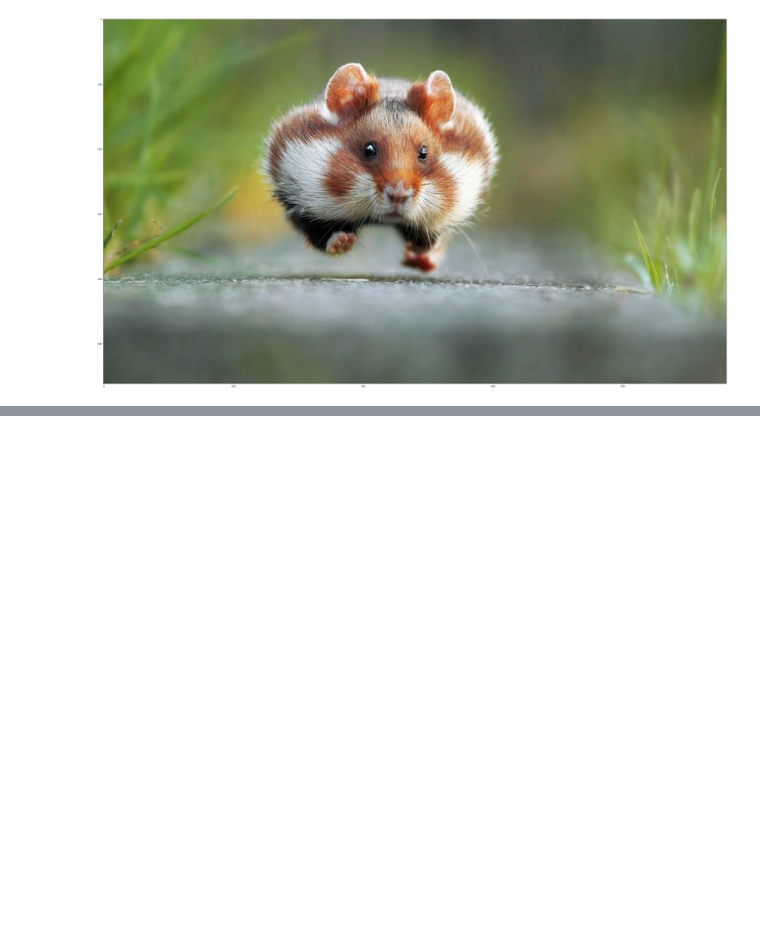
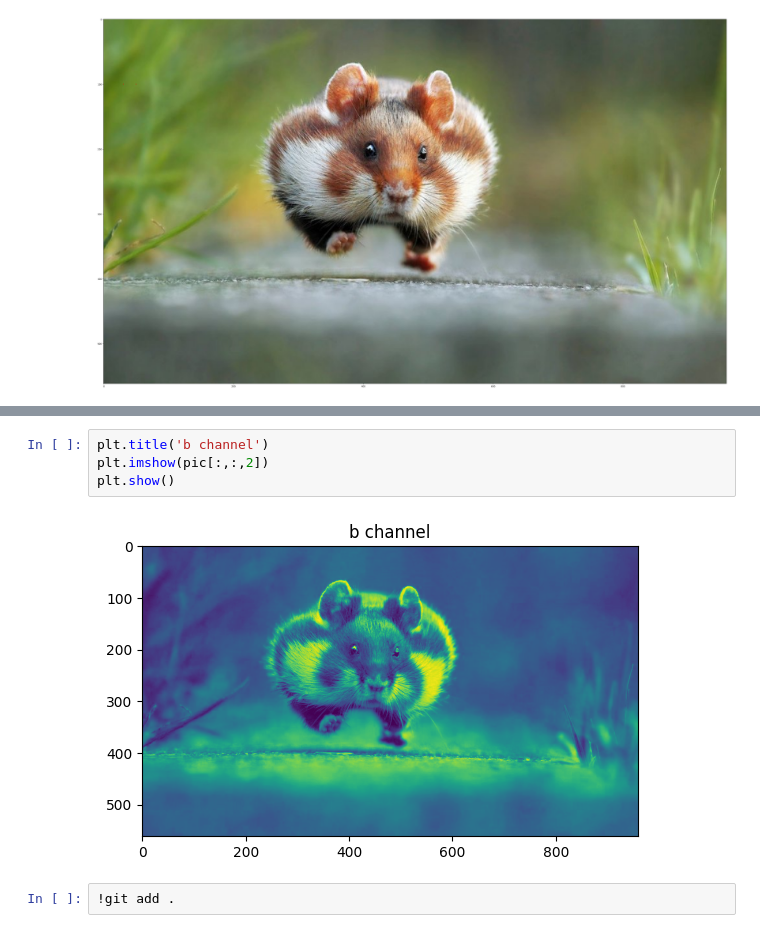
Before and after one commit to SIBI-MS/Image-Processing, a Jupyter notebook: Untitled0.ipynb, the cells around one changed output, grey strips where cells are left out. Drawn from its saved outputs; the diff is of its cells as text; blank space fills up the shorter version.

```diff
--- a/Untitled0.ipynb
+++ b/Untitled0.ipynb
@@ -196,0 +216,8 @@ plt.imshow(pic)
+# %%
+plt.title('b channel')
+plt.imshow(pic[:,:,2])
+plt.show()
+# %% [output]
+[figure, added]
+# %%
+!git add .
```
Also changed, not shown: parts of 9 cells of this notebook.
